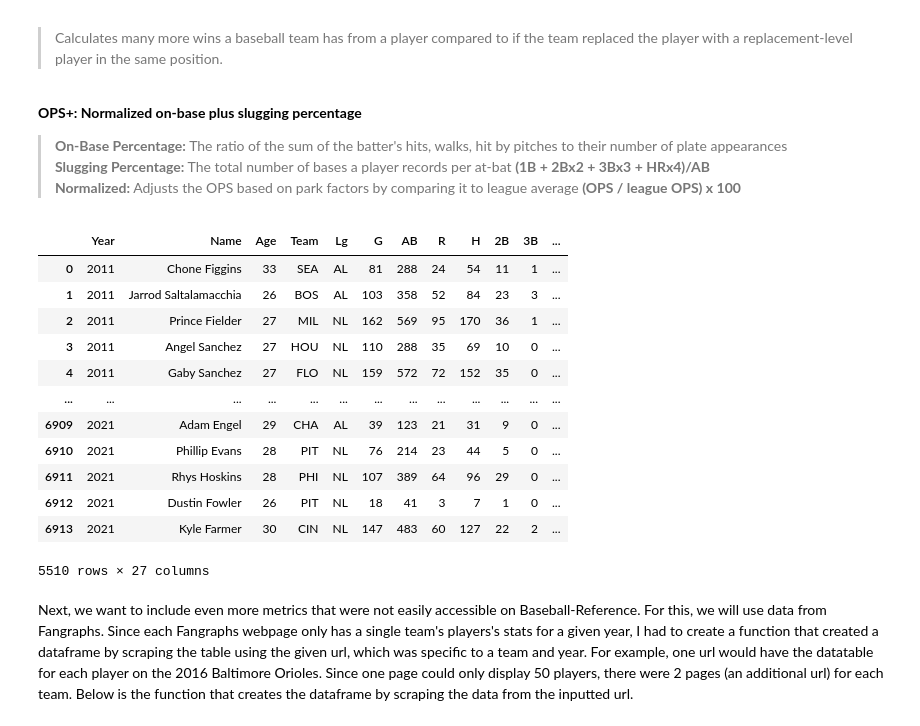
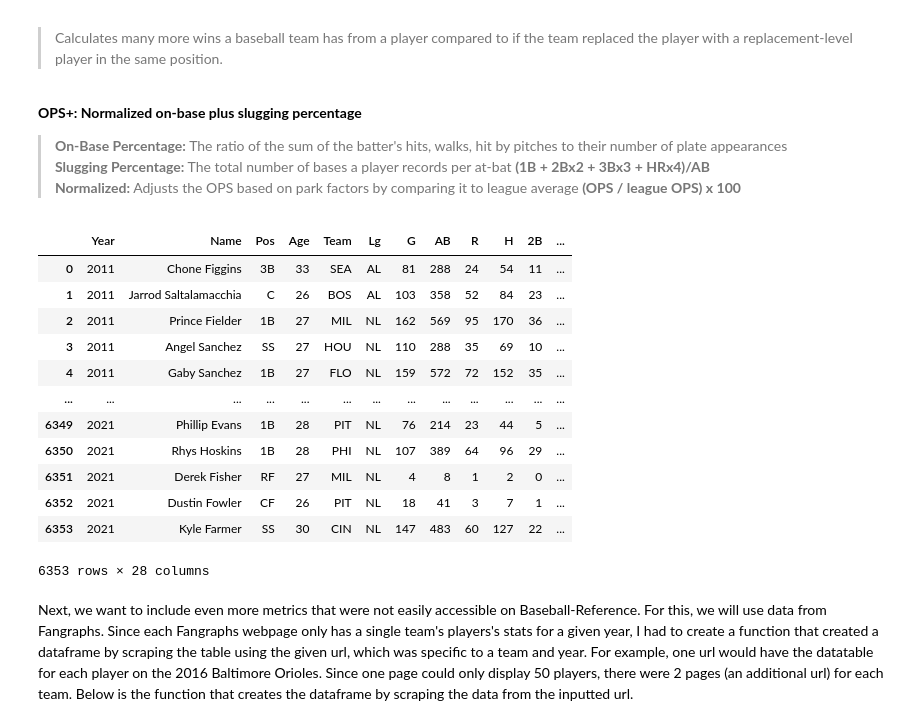
Before and after one commit to cjemm10/cjemm10, a Jupyter notebook: index.ipynb, the cells around one changed output. Cells and saved outputs as stored; diff of their text form; code cells hidden in the pictures.

Commit message:
Added positions for all players

```diff
--- a/index.ipynb
+++ b/index.ipynb
@@ -98,0 +99,15 @@ Since pitchers are in the dataset too, and most of the time, pitchers are poor h
+# %%
+player_pos = pd.read_csv('tables/Appearances.csv')
+player_pos = player_pos[['playerID', 'yearID', 'G_p', 'G_c', 'G_1b', 'G_2b', 'G_3b', 'G_ss', 'G_lf', 'G_cf', 'G_rf', 'G_dh']]
+player_pos = player_pos[player_pos.yearID > 2010]
+player_pos = player_pos.rename(columns = {'yearID':'Year', 'G_p':'P', 'G_c':'C', 'G_1b':'1B', 'G_2b':'2B', 'G_3b':'3B', 'G_ss':'SS', 'G_lf':'LF', 'G_cf':'CF', 'G_rf':'RF', 'G_dh':'DH'})
+player_pos = player_pos.astype({'DH':'int32'})
+
+positions = player_pos[['P', 'C', '1B', '2B', '3B', 'SS', 'LF', 'CF', 'RF', 'DH']]
+
+positions = positions.assign(Pos = positions.idxmax(axis=1))
+
+player_pos = pd.merge(player_pos, positions, on = ['P', 'C', '1B', '2B', '3B', 'SS', 'LF', 'CF', 'RF', 'DH'])
+player_pos = player_pos[['playerID', 'Year', 'Pos']]
+player_pos = player_pos.drop_duplicates()
+player_pos
@@ -99,17 +128,9 @@ Since pitchers are in the dataset too, and most of the time, pitchers are poor h
 # %%
-appearances = pd.read_csv('tables/Appearances.csv')
-appearances = appearances.assign(Games_Not_Pitching = appearances.G_c + appearances.G_1b + appearances.G_2b + \
-                                 appearances.G_3b + appearances.G_ss + appearances.G_of + appearances.G_dh)
+# Merge
+batting_table = pd.merge(batting_table, player_pos, on=['playerID', 'Year'])
 
-appearances = appearances[['playerID', 'yearID', 'Games_Not_Pitching']]
-appearances = appearances.rename(columns={'yearID':'Year'})
-
-
-# Merge
-batting_table = pd.merge(batting_table, appearances, on=['playerID', 'Year'])
-
-batting_table = batting_table[batting_table.Games_Not_Pitching > 5]
-batting_table = batting_table[['Name', 'Year','Team', 'Lg', 'G', 'AB', 'R', 'H', '2B', '3B', 'HR', 'RBI', 'SB', \
+batting_table = batting_table[batting_table.Pos != 'P']
+batting_table = batting_table[['Name', 'Year', 'Pos', 'Team', 'Lg', 'G', 'AB', 'R', 'H', '2B', '3B', 'HR', 'RBI', 'SB', \
                              'CS', 'BB', 'SO', 'IBB', 'HBP', 'SH', 'SF', 'GIDP']]
 batting_table
 # %% [output]
@@ -196,42 +244,42 @@ Below, we are scraping WAR and OPS+ from Baseball-Reference:
 # %%
 # Scrape data from baseball reference .csv file
 baseball_reference_table = pd.read_csv('baseball-reference/batting.csv')
 baseball_reference_table = baseball_reference_table[['Name', 'Age', 'Year', 'Lg', 'WAR', 'WAR_def', 'WAR_off', 'OPS_plus']]
 
 # Rename OPS_plus to OPS+
 baseball_reference_table = baseball_reference_table.rename(columns={'OPS_plus':'OPS+'})
 
 # Cast OPS+ column to integer
 baseball_reference_table['OPS+'] = baseball_reference_table['OPS+'].fillna(0)
 baseball_reference_table['OPS+'] = baseball_reference_table['OPS+'].astype(int)
 
 # Cast Age column to integer
 baseball_reference_table.Age = baseball_reference_table.Age.fillna(0)
 baseball_reference_table.Age = baseball_reference_table.Age.astype(int)
 
 # Merge dataframe from above with the nex dataframe
 batting_table = pd.merge(batting_table, baseball_reference_table, on=['Name', 'Year', 'Lg'])
 
 # Reorder the columns
-batting_table = batting_table[['Year', 'Name', 'Age', 'Team', 'Lg', 'G', 'AB', 'R', 'H', '2B', '3B', 'HR', 'RBI', 'SB', 'CS', \
+batting_table = batting_table[['Year', 'Name', 'Pos', 'Age', 'Team', 'Lg', 'G', 'AB', 'R', 'H', '2B', '3B', 'HR', 'RBI', 'SB', 'CS', \
                                'BB', 'SO', 'IBB', 'HBP', 'SH', 'SF', 'GIDP', 'OPS+', 'WAR', 'WAR_def', 'WAR_off', 'Salary']]
 
 batting_table = batting_table.drop_duplicates()
 batting_table
 # %% [output]
-|  | Year | Name | Age | Team | Lg | G | AB | R | H | 2B | 3B | ... |
-| 0 | 2011 | Chone Figgins | 33 | SEA | AL | 81 | 288 | 24 | 54 | 11 | 1 | ... |
-| 1 | 2011 | Jarrod Saltalamacchia | 26 | BOS | AL | 103 | 358 | 52 | 84 | 23 | 3 | ... |
-| 2 | 2011 | Prince Fielder | 27 | MIL | NL | 162 | 569 | 95 | 170 | 36 | 1 | ... |
-| 3 | 2011 | Angel Sanchez | 27 | HOU | NL | 110 | 288 | 35 | 69 | 10 | 0 | ... |
-| 4 | 2011 | Gaby Sanchez | 27 | FLO | NL | 159 | 572 | 72 | 152 | 35 | 0 | ... |
+|  | Year | Name | Pos | Age | Team | Lg | G | AB | R | H | 2B | ... |
+| 0 | 2011 | Chone Figgins | 3B | 33 | SEA | AL | 81 | 288 | 24 | 54 | 11 | ... |
+| 1 | 2011 | Jarrod Saltalamacchia | C | 26 | BOS | AL | 103 | 358 | 52 | 84 | 23 | ... |
+| 2 | 2011 | Prince Fielder | 1B | 27 | MIL | NL | 162 | 569 | 95 | 170 | 36 | ... |
+| 3 | 2011 | Angel Sanchez | SS | 27 | HOU | NL | 110 | 288 | 35 | 69 | 10 | ... |
+| 4 | 2011 | Gaby Sanchez | 1B | 27 | FLO | NL | 159 | 572 | 72 | 152 | 35 | ... |
 | ... | ... | ... | ... | ... | ... | ... | ... | ... | ... | ... | ... | ... |
-| 6909 | 2021 | Adam Engel | 29 | CHA | AL | 39 | 123 | 21 | 31 | 9 | 0 | ... |
-| 6910 | 2021 | Phillip Evans | 28 | PIT | NL | 76 | 214 | 23 | 44 | 5 | 0 | ... |
-| 6911 | 2021 | Rhys Hoskins | 28 | PHI | NL | 107 | 389 | 64 | 96 | 29 | 0 | ... |
-| 6912 | 2021 | Dustin Fowler | 26 | PIT | NL | 18 | 41 | 3 | 7 | 1 | 0 | ... |
-| 6913 | 2021 | Kyle Farmer | 30 | CIN | NL | 147 | 483 | 60 | 127 | 22 | 2 | ... |
+| 6349 | 2021 | Phillip Evans | 1B | 28 | PIT | NL | 76 | 214 | 23 | 44 | 5 | ... |
+| 6350 | 2021 | Rhys Hoskins | 1B | 28 | PHI | NL | 107 | 389 | 64 | 96 | 29 | ... |
+| 6351 | 2021 | Derek Fisher | RF | 27 | MIL | NL | 4 | 8 | 1 | 2 | 0 | ... |
+| 6352 | 2021 | Dustin Fowler | CF | 26 | PIT | NL | 18 | 41 | 3 | 7 | 1 | ... |
+| 6353 | 2021 | Kyle Farmer | SS | 30 | CIN | NL | 147 | 483 | 60 | 127 | 22 | ... |
-5510 rows × 27 columns
+6353 rows × 28 columns
 # %% [markdown]
 Next, we want to include even more metrics that were not easily accessible on Baseball-Reference. For this, we will use data from Fangraphs. Since each Fangraphs webpage only has a single team's players's stats for a given year, I had to create a function that created a dataframe by scraping the table using the given url, which was specific to a team and year. For example, one url would have the datatable for each player on the 2016 Baltimore Orioles. Since one page could only display 50 players, there were 2 pages (an additional url) for each team. Below is the function that creates the dataframe by scraping the data from the inputted url.
 # %%
```
Also changed, not shown: parts of 11 cells of this notebook, 1 other file.
